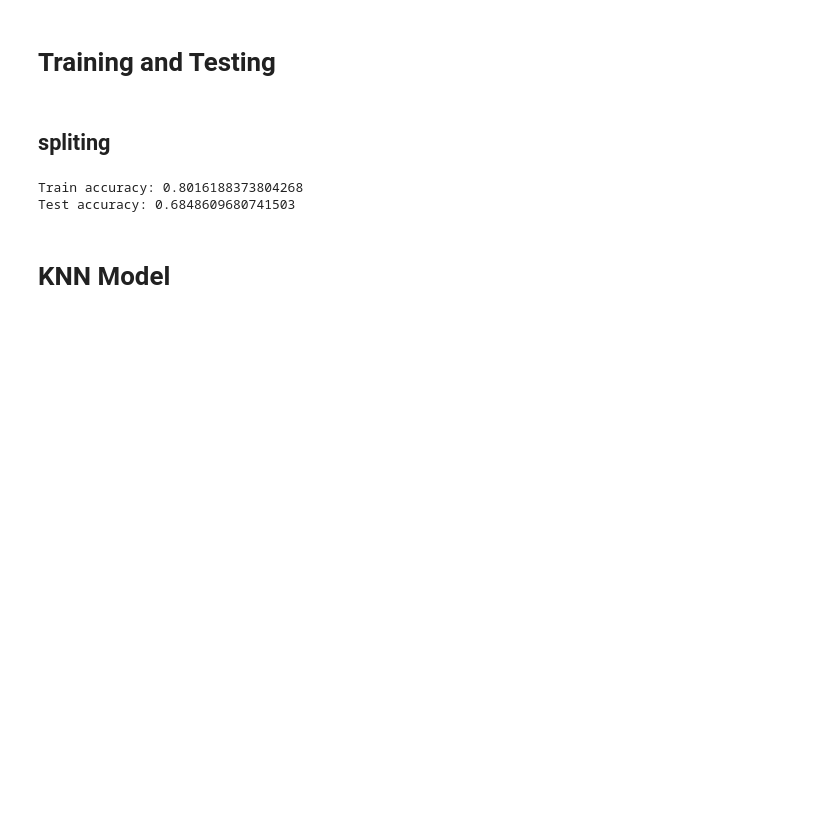
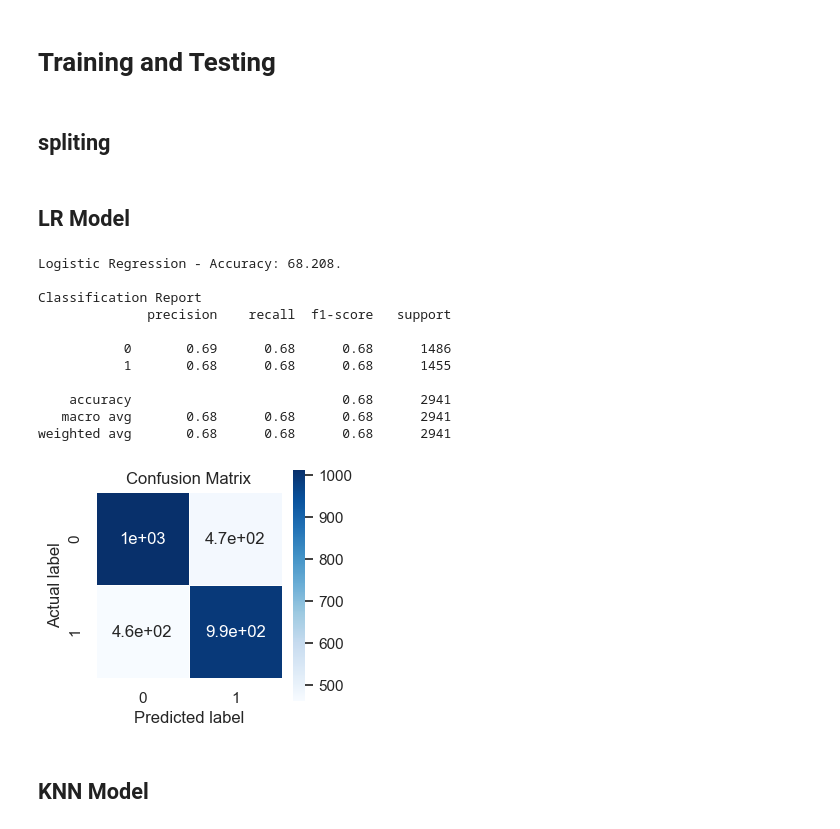
Before and after one commit to goldor8/APU-ML, a Jupyter notebook: main.ipynb, the cells around one changed output. Saved outputs shown, nothing was run; the diff lists cells and outputs as text; code cells hidden in the pictures; blank space fills up the shorter version.

```diff
--- a/main.ipynb
+++ b/main.ipynb
@@ -38,11 +38,11 @@ t1_ban_columns = ['t1_ban1', 't1_ban2', 't1_ban3', 't1_ban4', 't1_ban5']
 t2_ban_columns = ['t2_ban1', 't2_ban2', 't2_ban3', 't2_ban4', 't2_ban5']
 ban_columns = t1_ban_columns + t2_ban_columns
 
-columns_to_encode = champ_columns + spell_columns + ban_columns # having this much columns to encode may slow down the training process, some columns may need to be dropped
+team_selection_columns = first_action_columns # value to encode into different columns (0 means no action, 1 means action by team 1, 2 means action by team 2)
 
-light_columns_to_encode = champ_columns # columns to keep inside columns_to_encode if light encoding set to True
+columns_to_encode = champ_columns + spell_columns + ban_columns + team_selection_columns # having this much columns to encode may slow down the training process, some columns may need to be dropped
 
-team_selection_columns = target_column + first_action_columns # replace value 2 with 0
+light_columns_to_encode = champ_columns + team_selection_columns # columns to keep inside columns_to_encode if light encoding set to True
 
 columns_to_normalize = kills_columns
 # %% [markdown]
@@ -116,8 +119,11 @@ plt.figure()
 ## removing unecessary columns and splitting into ipnut and target values
 # %%
 # drop columns that are not useful for the model
+data.drop(columns_to_drop, axis=1, inplace=True)
 
-data.drop(columns_to_drop, axis=1, inplace=True)
+#drop entries where firstTower is 0
+data.drop(data[data['firstTower'] == 0].index, inplace=True)
+
 
 #get number of entries
 entries = data.shape[0]
@@ -130,8 +136,8 @@ if entries > max_entries:
     data = data.sample(n = max_entries)
     data.reset_index(drop=True, inplace=True)
 
-for column in team_selection_columns:
-    data[column].replace(2, 0, inplace=True) # as 1 mean team 1 was first and 2 means team 2 was first, replace 2 with 0 to indicate if team 1 was first or not (simplify data preprocessing)
+data[target_column] = data[target_column].replace(2, 0) # as 1 mean team 1 was first and 2 means team 2 was first, replace 2 with 0 to indicate if team 1 was first or not (simplify data preprocessing)
+
 
 # print(data.head())
 
@@ -241,28 +246,45 @@ Name: winner, Length: 9708, dtype: int64
 from sklearn.model_selection import train_test_split
 
 X_train, X_test, y_train, y_test = train_test_split(input, target, test_size=0.3)
-# %%
-# model
-
-from sklearn.linear_model import LogisticRegression
-
-log_reg = LogisticRegression()
-log_reg.fit(X_train, y_train)
-
-def accuracy_score_lr(model, X, y):
-    return np.mean(model.predict(X) == y)
-
-def precision_score_lr(model, X, y):
-    TP = np.sum((model.predict(X) == 1) & (y == 1))
-    FP = np.sum((model.predict(X) == 1) & (y == 0))
-    return TP / (TP + FP)
-
-print('Train accuracy:', accuracy_score_lr(log_reg, X_train, y_train))
-print('Test accuracy:', accuracy_score_lr(log_reg, X_test, y_test))
-# %% [output]
-Train accuracy: 0.8016188373804268
-Test accuracy: 0.6848609680741503
+# %%
+def make_report(model, model_name):
+    y_pred = model.predict(X_test)
+    macc = accuracy_score(y_test, y_pred) * 100
+    print(f"{model_name} - Accuracy: {macc:.3f}.")
+    print("\nClassification Report")
+    print(classification_report(y_test, y_pred))
+
+    cm = confusion_matrix(y_test, y_pred)
+
+    plt.figure(figsize=(3,3))
+    sns.heatmap(cm, annot=True, linewidths=.5, square = True, cmap = 'Blues')
+    plt.xlabel('Predicted label')
+    plt.ylabel('Actual label')
+    plt.title("Confusion Matrix", size = 12)
+# %% [markdown]
+## LR Model
+# %%
+#LR
+from sklearn.linear_model import LogisticRegression
+
+log_reg = LogisticRegression()
+log_reg.fit(X_train, y_train)
+
+make_report(log_reg, "Logistic Regression")
+# %% [output]
+Logistic Regression - Accuracy: 68.208.
+
+Classification Report
+              precision    recall  f1-score   support
+
+           0       0.69      0.68      0.68      1486
+           1       0.68      0.68      0.68      1455
+
+    accuracy                           0.68      2941
+   macro avg       0.68      0.68      0.68      2941
+weighted avg       0.68      0.68      0.68      2941
+[figure, added]
 # %% [markdown]
-# KNN Model
+## KNN Model
 # %%
 #KNN
```
Also changed, not shown: parts of 11 cells of this notebook.
